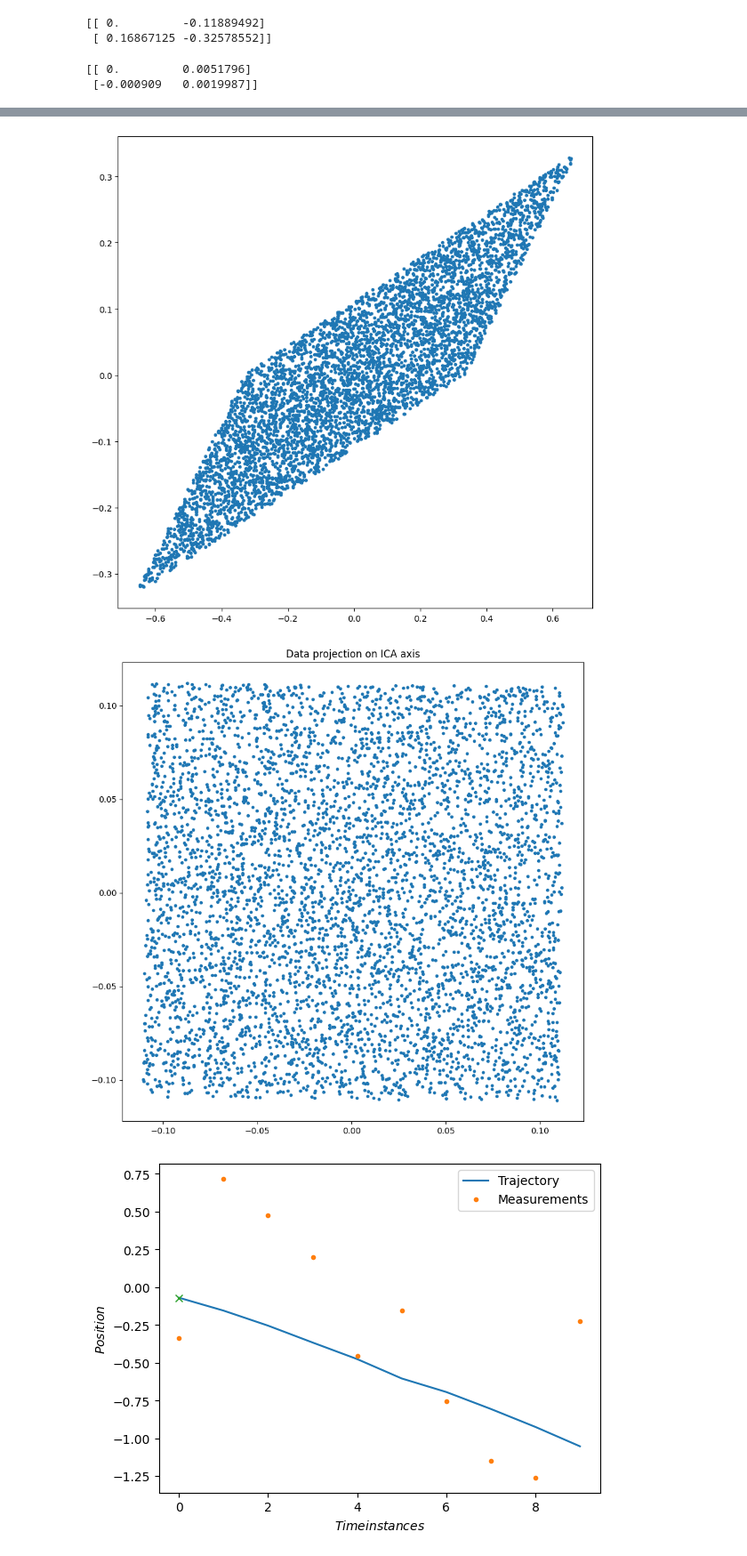
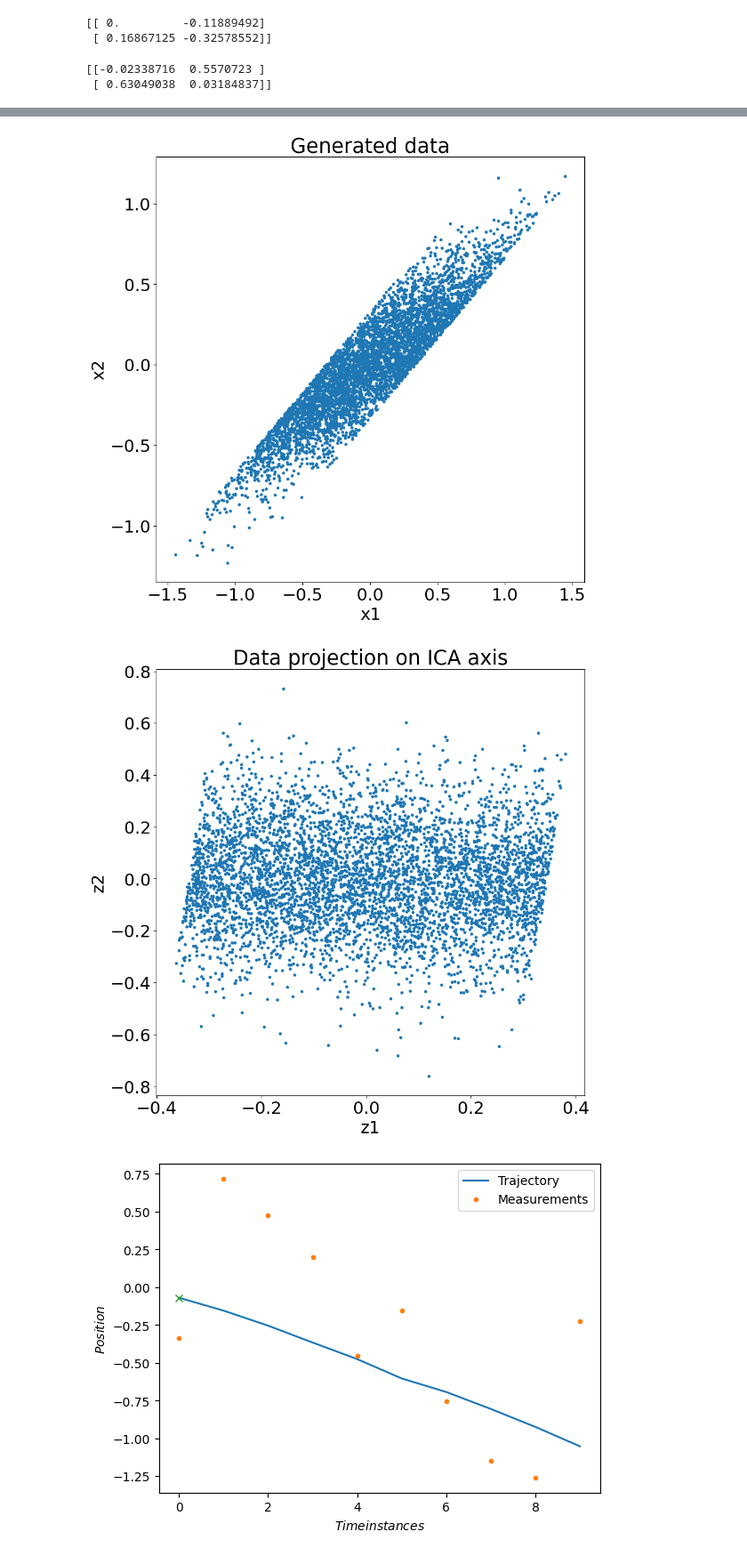
Before and after one commit to s184012/ml-in-signal-assignment3, a Jupyter notebook: problemset3.ipynb, the cells around one changed output, grey strips where cells are left out. Shown: that part at 89% size. Drawn from its saved outputs; the diff is of its cells as text; code cells hidden in the pictures.

```diff
--- a/problemset3.ipynb
+++ b/problemset3.ipynb
@@ -95,14 +95,40 @@ print(norm)
 [[ 0.         -0.11889492]
  [ 0.16867125 -0.32578552]]
 # %%
+#plotting
+plt.rcParams.update({'font.size': 22})
 # generate data
-
 N = 5000
 A = [[3, 1], [1, 1]];
 repetitions=100;
 Amean = np.zeros(shape=(2,2))
+case = 2;
 for i in range(0,repetitions):
-    r = np.random.rand(N,2);
+    if  case==0:
+        # generate data with uniform distribution
+        r = np.random.rand(N,2);
+    elif case==1:
+        # generate data with uniform distribution and beta distribution
+        r1 = np.random.rand(N,1);
+        r2 = np.random.beta(0.1,0.1,(N,1));
+        r = np.concatenate((r1,r2), axis=1);
+    elif case == 2:
+         # generate data with uniform distribution and normal distribution
+        r1 = np.random.rand(N,1);
+        r2 = np.random.normal(0,1,(N,1));
+        r = np.concatenate((r1,r2), axis=1);
+    elif case == 3:
+        cov = [[2, 0.25], [0.25, 1]];
+        mean= [0, 1];
+        # generate data with uniform distribution
+        r =np.random.multivariate_normal(mean, cov, size=N, check_valid='warn')
+
+    else:
+        # generate data with uniform distribution
+        r = np.random.rand(N,2);
+
+
+
     x = (A@r.T).T;
 
     # calculate ica
@@ -118,7 +144,7 @@ for i in range(0,repetitions):
     W = ICA(x, mu, components, iterations, 'subGauss')
 
     # Normalize unmixing matrix
-    A=np.divide(A,np.max(A));
+    A= np.divide(A,np.max(A));
     W = np.divide(W, np.max(W))
     Ahat=np.linalg.inv(W);
     Ahat = np.divide(Ahat, np.max(Ahat));
@@ -129,22 +155,17 @@ for i in range(0,repetitions):
 
 
     def ICAerror(Ahat,A):
-        np.linalg.norm(A,2,0);
-        #A=A/np.linalg.norm(A,2,0);
-        #a=a/np.linalg.norm(a,2,0);
-        unmixingmatrix1=Ahat-A;
-        unmixingmatrix2=np.fliplr(Ahat)-A;
-        u=np.linalg.norm(unmixingmatrix1,'fro');
-        k=np.linalg.norm(unmixingmatrix2,'fro');
+        unmixinerror1=Ahat-A;
+        unmixingerror2=np.fliplr(Ahat)-A;
+        u=np.linalg.norm(unmixinerror1,'fro'); #Frobenius norm of the error matrix
+        k=np.linalg.norm(unmixingerror2,'fro'); #Frobenius norm of the error matrix
         if u<k:
-            return unmixingmatrix1;
+            return unmixinerror1;
         else:
-            return unmixingmatrix2;
+            return unmixingerror2;
 
     norm=ICAerror(Ahat,A)
-    #print(norm)
     Amean=Amean+norm;
-
 
 Amean=Amean/repetitions;
 print(Amean)
@@ -152,18 +173,26 @@ print(Amean)
 # plot sources
 plt.figure(figsize=(10,10))
 plt.plot(r[:,0],r[:,1],'.')
+plt.title('Sources')
+plt.ylabel('s2')
+plt.xlabel('s1')
 plt.show()
 
 # plot generated data
 plt.figure(figsize=(10,10))
 plt.plot(x[:,0],x[:,1],'.')
+plt.title('Generated data')
+plt.ylabel('x2')
+plt.xlabel('x1')
 plt.show()
 
 # plot data projection on ica axis
 plt.figure(figsize=(10,10))
 plt.title('Data projection on ICA axis')
 plt.plot(y[:,0],y[:,1],'.')
+plt.ylabel('z2')
+plt.xlabel('z1')
 plt.show()
 # %% [output]
-[[ 0.         0.0051796]
- [-0.000909   0.0019987]]
+[[-0.02338716  0.5570723 ]
+ [ 0.63049038  0.03184837]]
@@ -171,5 +200,5 @@ plt.show()
-[figure, old version]
+[figure, new version]
-[figure, old version]
+[figure, new version]
 # %%
 import numpy as np
 import matplotlib.pyplot as plt
```
Also changed, not shown: parts of 1 cell of this notebook, 12 other files.
